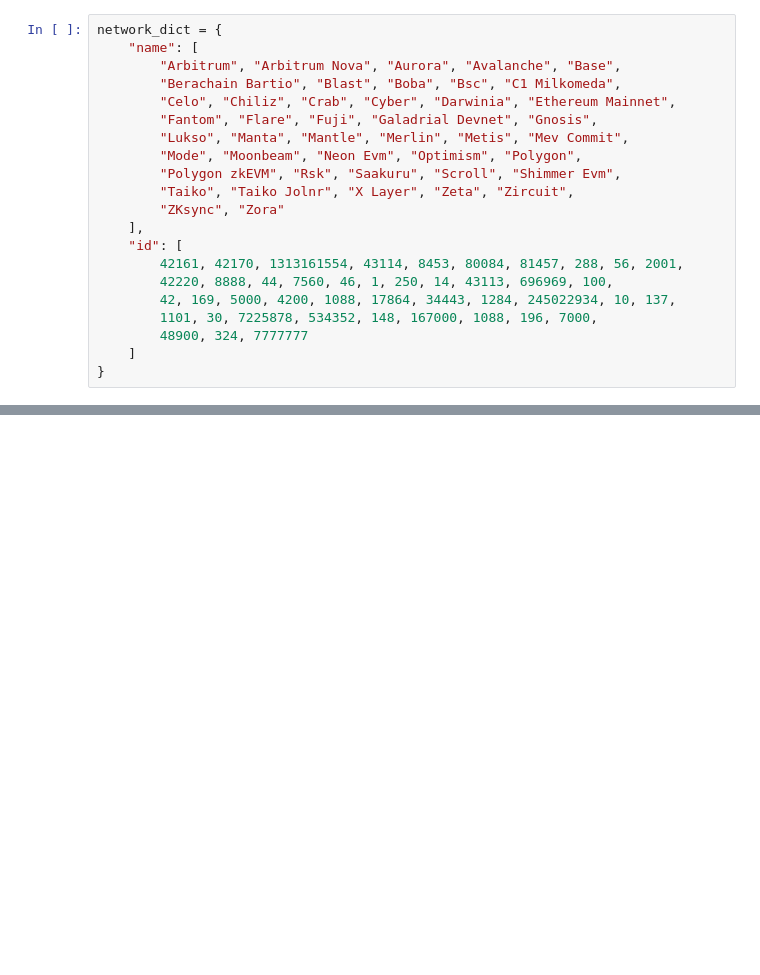
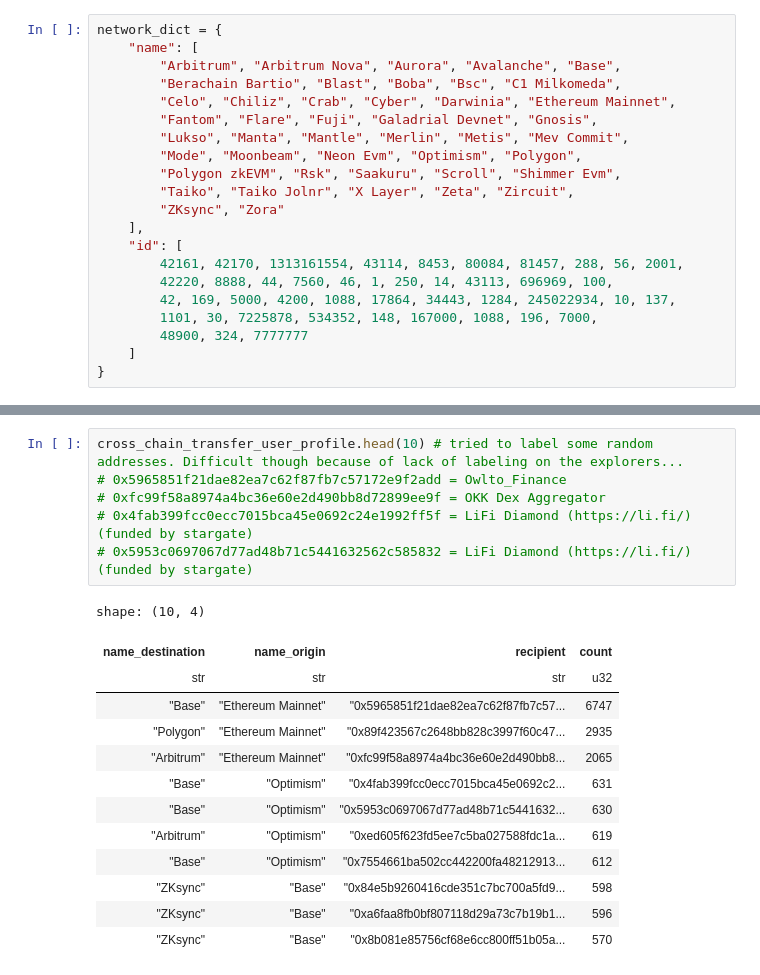
Before and after one commit to Evan-Kim2028/solver_analytics, a Jupyter notebook: eth_solvers.ipynb, the cells around one changed output, grey strips where cells are left out. Saved outputs shown, nothing was run; the diff lists cells and outputs as text; blank space fills up the shorter version.

```diff
--- a/eth_solvers.ipynb
+++ b/eth_solvers.ipynb
@@ -86,0 +217,20 @@ shape: (9, 3)
+# %%
+cross_chain_transfer_user_profile.head(10) # tried to label some random addresses. Difficult though because of lack of labeling on the explorers...
+# 0x5965851f21dae82ea7c62f87fb7c57172e9f2add = Owlto_Finance
+# 0xfc99f58a8974a4bc36e60e2d490bb8d72899ee9f = OKK Dex Aggregator
+# 0x4fab399fcc0ecc7015bca45e0692c24e1992ff5f = LiFi Diamond (https://li.fi/) (funded by stargate)
+# 0x5953c0697067d77ad48b71c5441632562c585832 = LiFi Diamond (https://li.fi/) (funded by stargate)
+# %% [output]
+shape: (10, 4)
+| name_destination | name_origin | recipient | count |
+| str | str | str | u32 |
+| "Base" | "Ethereum Mainnet" | "0x5965851f21dae82ea7c62f87fb7c57... | 6747 |
+| "Polygon" | "Ethereum Mainnet" | "0x89f423567c2648bb828c3997f60c47... | 2935 |
+| "Arbitrum" | "Ethereum Mainnet" | "0xfc99f58a8974a4bc36e60e2d490bb8... | 2065 |
+| "Base" | "Optimism" | "0x4fab399fcc0ecc7015bca45e0692c2... | 631 |
+| "Base" | "Optimism" | "0x5953c0697067d77ad48b71c5441632... | 630 |
+| "Arbitrum" | "Optimism" | "0xed605f623fd5ee7c5ba027588fdc1a... | 619 |
+| "Base" | "Optimism" | "0x7554661ba502cc442200fa48212913... | 612 |
+| "ZKsync" | "Base" | "0x84e5b9260416cde351c7bc700a5fd9... | 598 |
+| "ZKsync" | "Base" | "0xa6faa8fb0bf807118d29a73c7b19b1... | 596 |
+| "ZKsync" | "Base" | "0x8b081e85756cf68e6cc800ff51b05a... | 570 |
```
Also changed, not shown: parts of 25 cells of this notebook.
